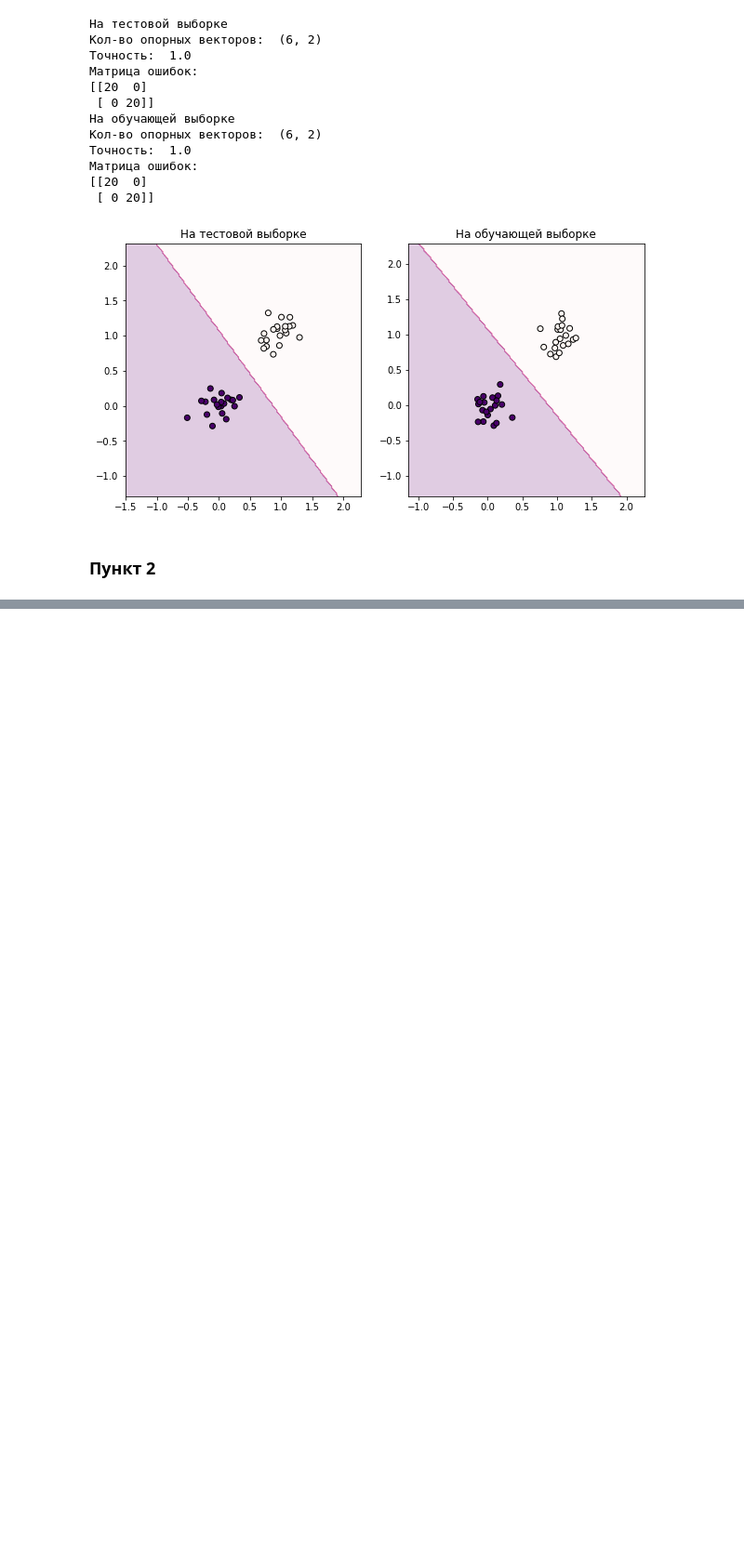
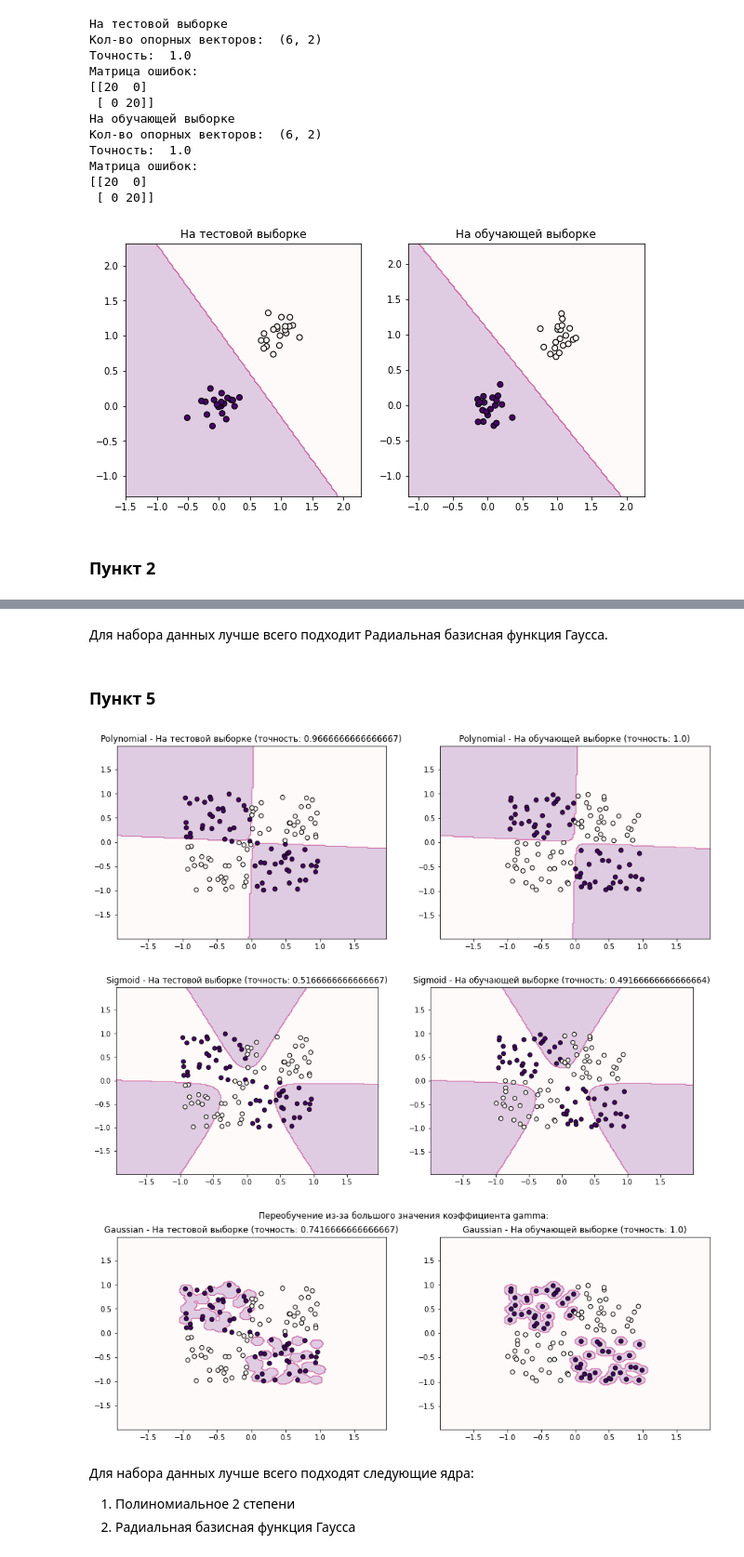
Before and after one commit to dumaevrinat/machine_learning_labs, a Jupyter notebook: Lab 1 Classification.ipynb, the cells around one changed output, grey strips where cells are left out. Shown at 93% size. Saved outputs shown, nothing was run; the diff lists cells and outputs as text; code cells hidden in the pictures; blank space fills up the shorter version.

```diff
--- a/Lab 1 Classification.ipynb
+++ b/Lab 1 Classification.ipynb
@@ -489,0 +606,57 @@ plt.show()
+# %% [markdown]
+Для набора данных лучше всего подходит Радиальная базисная функция Гаусса.
+# %% [markdown]
+### Пункт 5
+# %%
+data_svm_e = pd.read_csv('lab1_files/svmdata_e.txt', sep='\t')
+data_svm_e.Colors = data_svm_e.Colors.map({'red': 1, 'green': 0})
+data_svm_e_test = pd.read_csv('lab1_files/svmdata_e_test.txt', sep='\t')
+data_svm_e_test.Colors = data_svm_e_test.Colors.map({'red': 1, 'green': 0})
+# %%
+x_train = data_svm_e[['X1', 'X2']]
+y_train = data_svm_e['Colors']
+x_test = data_svm_e_test[['X1', 'X2']]
+y_test = data_svm_e_test['Colors']
+
+
+model = SVC(kernel='poly', C=70, degree=2)
+model.fit(x_train, y_train)
+
+# на тестовой выборке
+fig, (axes1, axes2) = plt.subplots(1,2, figsize=(15, 5))
+get_info(axes1, model, x_test, y_test, f'Polynomial - На тестовой выборке', True)
+# на обучающей выборке
+get_info(axes2, model, x_train, y_train, f'Polynomial - На обучающей выборке', True)
+
+
+model = SVC(kernel='sigmoid')
+model.fit(x_train, y_train)
+
+# на тестовой выборке
+fig, (axes1, axes2) = plt.subplots(1,2, figsize=(15, 5))
+get_info(axes1, model, x_test, y_test, f'Sigmoid - На тестовой выборке', True)
+# на обучающей выборке
+get_info(axes2, model, x_train, y_train, f'Sigmoid - На обучающей выборке', True)
+
+
+model = SVC(kernel='rbf',C=50, gamma=500)
+model.fit(x_train, y_train)
+
+fig, (axes1, axes2) = plt.subplots(1,2, figsize=(15, 5))
+fig.suptitle('Переобучение из-за большого значения коэффициента gamma:')
+
+# на тестовой выборке
+get_info(axes1, model, x_test, y_test, f'Gaussian - На тестовой выборке', True)
+
+# на обучающей выборке
+get_info(axes2, model, x_train, y_train, f'Gaussian - На обучающей выборке', True)
+
+plt.show()
+# %% [output]
+[figure, added]
+[figure, added]
+[figure, added]
+# %% [markdown]
+Для набора данных лучше всего подходят следующие ядра:
+1. Полиномиальное 2 степени
+2. Радиальная базисная функция Гаусса
```
Also changed, not shown: parts of 9 cells of this notebook.
